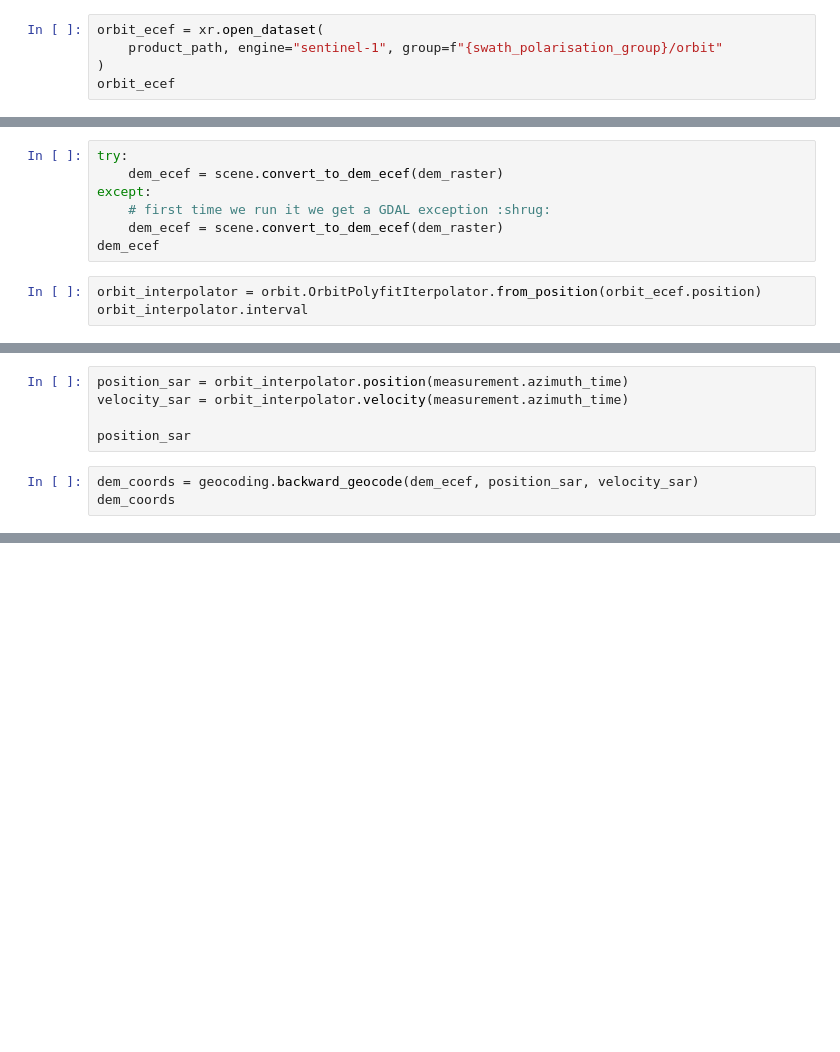
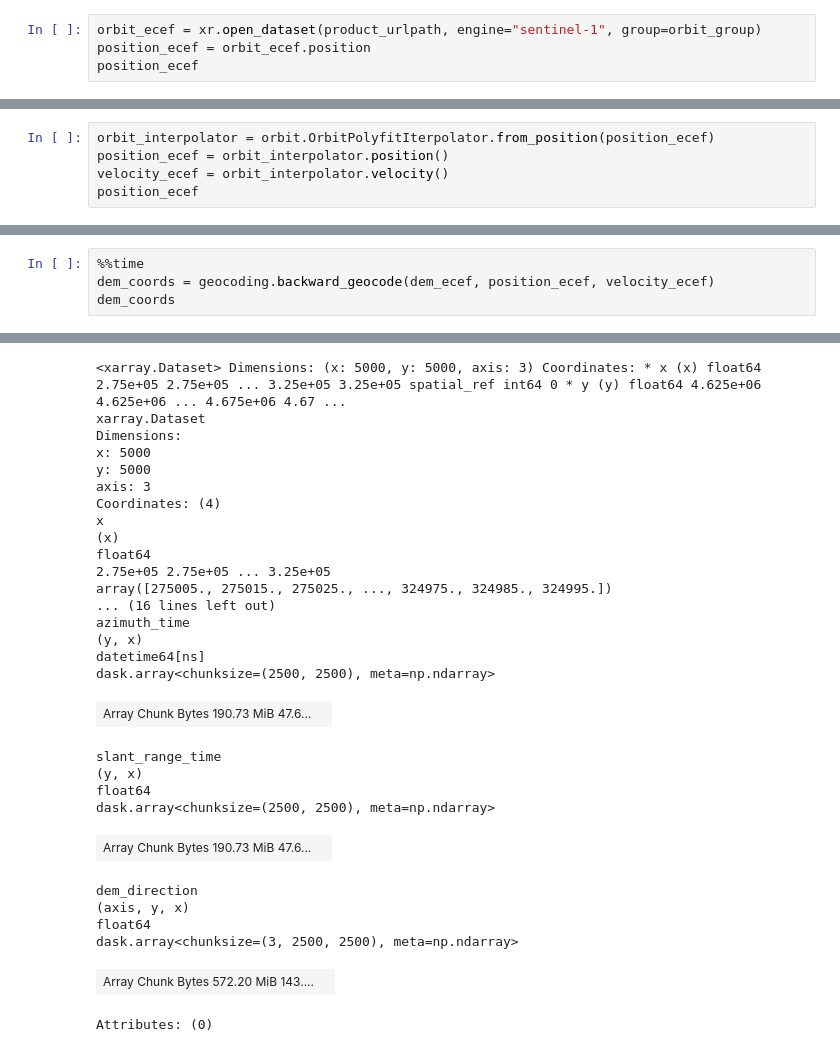
Before and after one commit to bopen/sarsen, a Jupyter notebook: notebooks/S1-GRD-IW-backward-geocode.ipynb, the cells around one changed output, grey strips where cells are left out. Saved outputs shown, nothing was run; the diff lists cells and outputs as text; blank space fills up the shorter version.

```diff
--- a/notebooks/S1-GRD-IW-backward-geocode.ipynb
+++ b/notebooks/S1-GRD-IW-backward-geocode.ipynb
@@ -45,5 +227,4 @@ _ = abs(measurement_block).plot(y="azimuth_time", vmax=digital_number_max)
 # %%
-orbit_ecef = xr.open_dataset(
-    product_path, engine="sentinel-1", group=f"{swath_polarisation_group}/orbit"
-)
-orbit_ecef
+orbit_ecef = xr.open_dataset(product_urlpath, engine="sentinel-1", group=orbit_group)
+position_ecef = orbit_ecef.position
+position_ecef
@@ -56,10 +251,5 @@ _ = dem_raster.plot(figsize=(12, 8))
-# %%
-try:
-    dem_ecef = scene.convert_to_dem_ecef(dem_raster)
-except:
-    # first time we run it we get a GDAL exception :shrug:
-    dem_ecef = scene.convert_to_dem_ecef(dem_raster)
-dem_ecef
 # %%
-orbit_interpolator = orbit.OrbitPolyfitIterpolator.from_position(orbit_ecef.position)
-orbit_interpolator.interval
+orbit_interpolator = orbit.OrbitPolyfitIterpolator.from_position(position_ecef)
+position_ecef = orbit_interpolator.position()
+velocity_ecef = orbit_interpolator.velocity()
+position_ecef
@@ -66,8 +268,5 @@ orbit_interpolator.interval
-# %%
-position_sar = orbit_interpolator.position(measurement.azimuth_time)
-velocity_sar = orbit_interpolator.velocity(measurement.azimuth_time)
-
-position_sar
 # %%
-dem_coords = geocoding.backward_geocode(dem_ecef, position_sar, velocity_sar)
+%%time
+dem_coords = geocoding.backward_geocode(dem_ecef, position_ecef, velocity_ecef)
 dem_coords
+# %% [output]
@@ -74,2 +275,31 @@ dem_coords
+<xarray.Dataset> Dimensions: (x: 5000, y: 5000, axis: 3) Coordinates: * x (x) float64 2.75e+05 2.75e+05 ... 3.25e+05 3.25e+05 spatial_ref int64 0 * y (y) float64 4.625e+06 4.625e+06 ... 4.675e+06 4.67 ...
+xarray.Dataset
+Dimensions:
+x: 5000
+y: 5000
+axis: 3
+Coordinates: (4)
+x
+(x)
+float64
+2.75e+05 2.75e+05 ... 3.25e+05
+array([275005., 275015., 275025., ..., 324975., 324985., 324995.])
+... (16 lines left out)
+azimuth_time
+(y, x)
+datetime64[ns]
+dask.array<chunksize=(2500, 2500), meta=np.ndarray>
+| Array Chunk Bytes 190.73 MiB 47.6... |  |
+slant_range_time
+(y, x)
+float64
+dask.array<chunksize=(2500, 2500), meta=np.ndarray>
+| Array Chunk Bytes 190.73 MiB 47.6... |  |
+dem_direction
+(axis, y, x)
+float64
+dask.array<chunksize=(3, 2500, 2500), meta=np.ndarray>
+| Array Chunk Bytes 572.20 MiB 143.... |  |
+Attributes: (0)
 # %%
 coordinate_conversion = xr.open_dataset(
```
Also changed, not shown: parts of 26 cells of this notebook, 1 other file.
